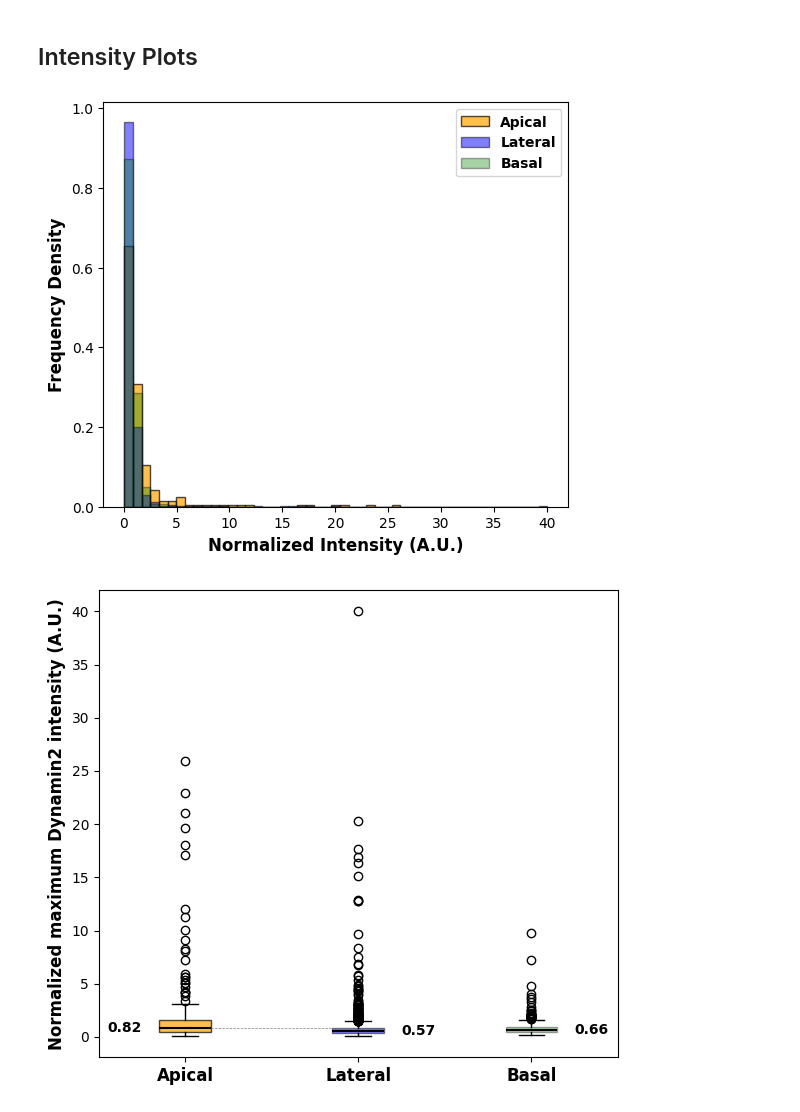
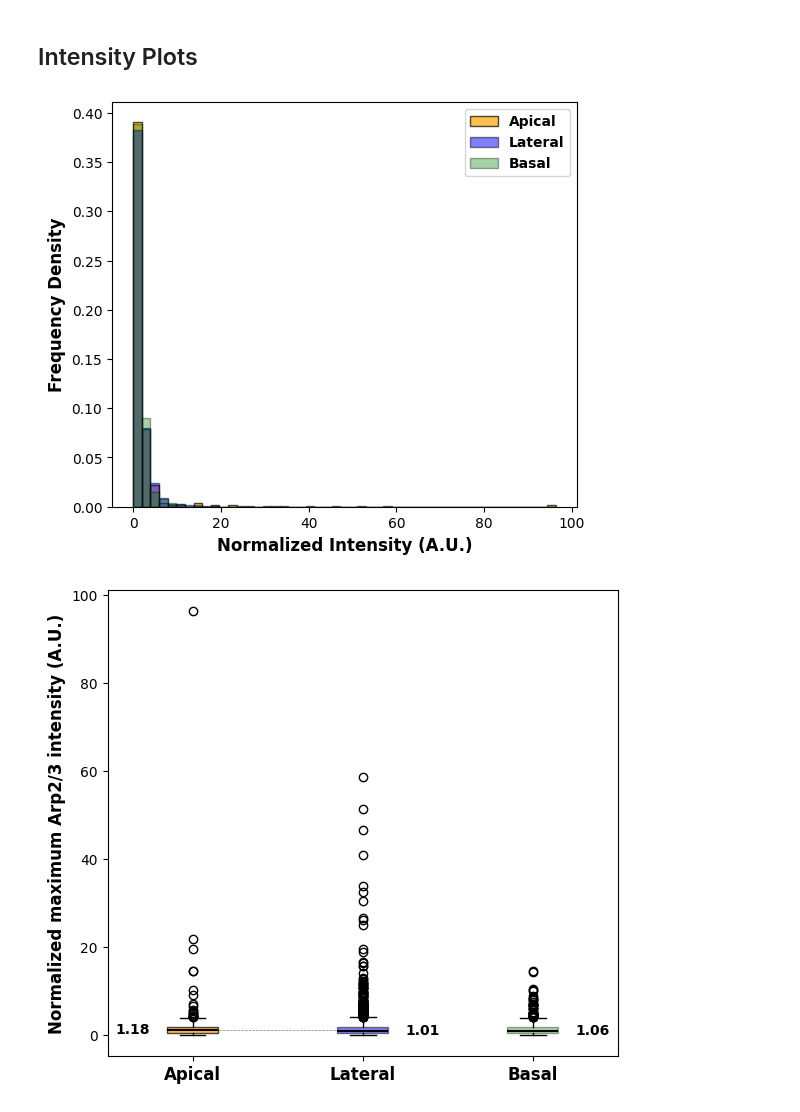
Before and after one commit to MatsulabUW/LLSM-CME-ANALYSIS, a Jupyter notebook: Final/Jupyter_Notebooks/matlab_interface/segmented_endocytosis_plots.ipynb, the cells around one changed output. Saved outputs shown, nothing was run; the diff lists cells and outputs as text; code cells hidden in the pictures.

```diff
--- a/Final/Jupyter_Notebooks/matlab_interface/segmented_endocytosis_plots.ipynb
+++ b/Final/Jupyter_Notebooks/matlab_interface/segmented_endocytosis_plots.ipynb
@@ -583,7 +646,7 @@ Median lifetime of Arp2/3- Dynamin+ in Apical: 29.400000000000002 s
 ## Intensity Plots
 # %%
 lumenoid_intensity = trackFilter('All', False, filtered_tracks_treatment,channels_to_plot)
-intensity_region_plot(lumenoid_intensity,True,True,'channel2')
+intensity_region_plot(lumenoid_intensity,True,True,'channel1')
 # %% [output]
-[figure, old version]
+[figure, new version]
-[figure, old version]
+[figure, new version]
```
Also changed, not shown: parts of 12 cells of this notebook.
